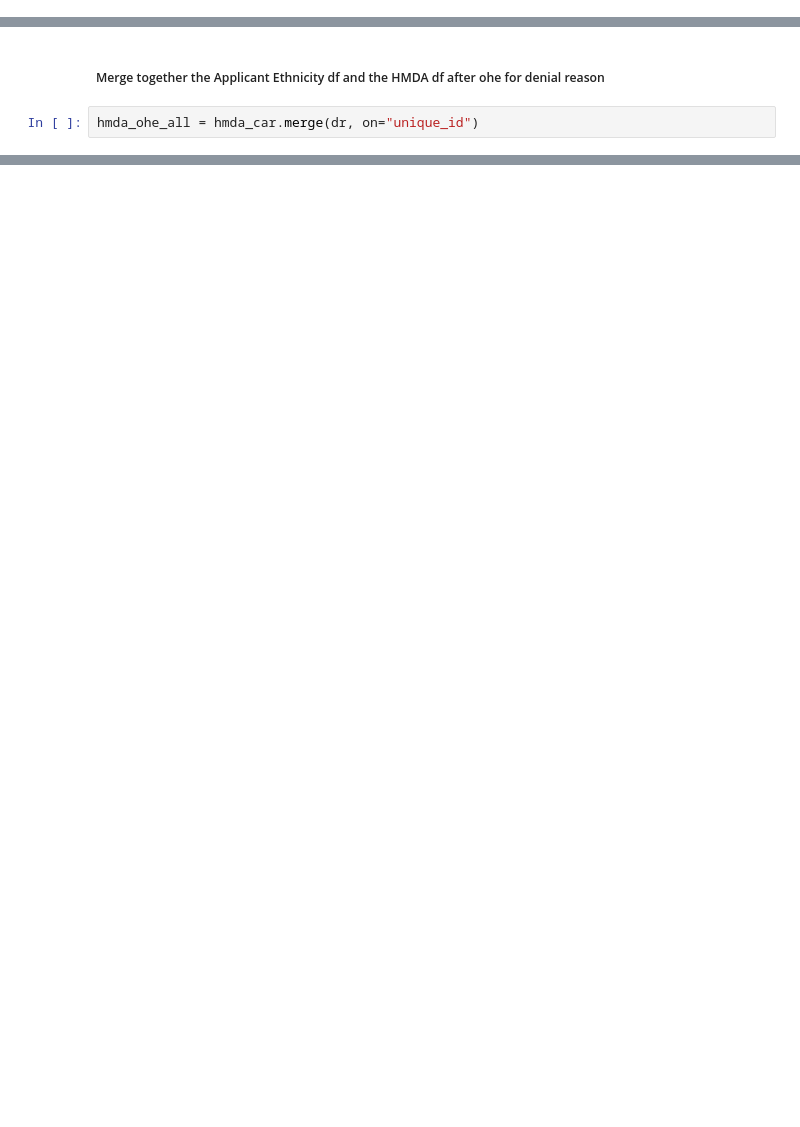
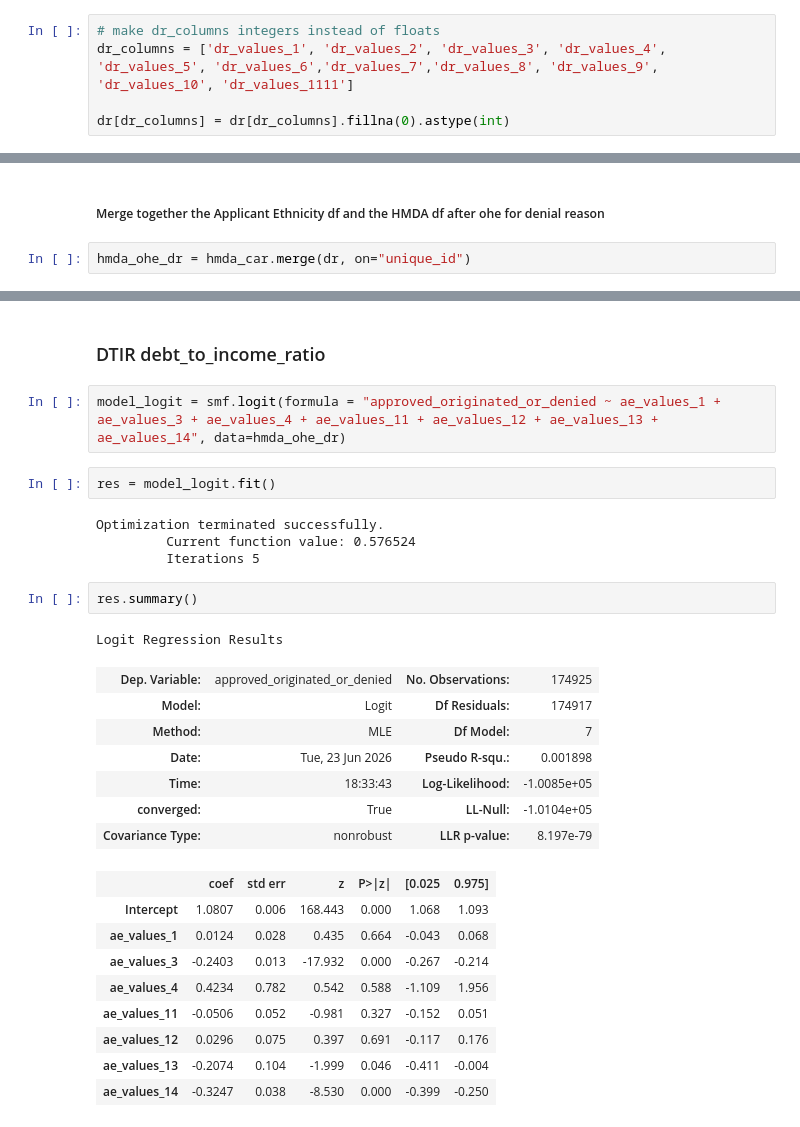
Before and after one commit to catdgomez/redlined_by_algorithm, a Jupyter notebook: notebooks/redlined_by_algorithm_exploratory.ipynb, the cells around one changed output, grey strips where cells are left out. Saved outputs shown, nothing was run; the diff lists cells and outputs as text; blank space fills up the shorter version.

Commit message:
add logistic regression for ethnicity and approved originated or denied

```diff
--- a/notebooks/redlined_by_algorithm_exploratory.ipynb
+++ b/notebooks/redlined_by_algorithm_exploratory.ipynb
@@ -697,3 +762,8 @@ array([0., 1.])
+# %%
+# make dr_columns integers instead of floats
+dr_columns = ['dr_values_1', 'dr_values_2', 'dr_values_3', 'dr_values_4', 'dr_values_5', 'dr_values_6','dr_values_7','dr_values_8', 'dr_values_9', 'dr_values_10', 'dr_values_1111']
+
+dr[dr_columns] = dr[dr_columns].fillna(0).astype(int)
 # %%
 dr.head(2)
 # %% [output]
@@ -710,5 +780,5 @@ hmda_car.head(2)
 # %% [markdown]
 ##### Merge together the Applicant Ethnicity df and the HMDA df after ohe for denial reason
 # %%
-hmda_ohe_all = hmda_car.merge(dr, on="unique_id")
+hmda_ohe_dr = hmda_car.merge(dr, on="unique_id")
 # %%
@@ -968,0 +814,30 @@ Name: count, dtype: int64
+# %% [markdown]
+### DTIR debt_to_income_ratio
+# %%
+model_logit = smf.logit(formula = "approved_originated_or_denied ~ ae_values_1 + ae_values_3 + ae_values_4 + ae_values_11 + ae_values_12 + ae_values_13 + ae_values_14", data=hmda_ohe_dr)
+# %%
+res = model_logit.fit()
+# %% [output]
+Optimization terminated successfully.
+         Current function value: 0.576524
+         Iterations 5
+# %%
+res.summary()
+# %% [output]
+Logit Regression Results
+| Dep. Variable: | approved_originated_or_denied | No. Observations: | 174925 |
+| Model: | Logit | Df Residuals: | 174917 |
+| Method: | MLE | Df Model: | 7 |
+| Date: | Tue, 23 Jun 2026 | Pseudo R-squ.: | 0.001898 |
+| Time: | 18:33:43 | Log-Likelihood: | -1.0085e+05 |
+| converged: | True | LL-Null: | -1.0104e+05 |
+| Covariance Type: | nonrobust | LLR p-value: | 8.197e-79 |
+|  | coef | std err | z | P>|z| | [0.025 | 0.975] |
+| Intercept | 1.0807 | 0.006 | 168.443 | 0.000 | 1.068 | 1.093 |
+| ae_values_1 | 0.0124 | 0.028 | 0.435 | 0.664 | -0.043 | 0.068 |
+| ae_values_3 | -0.2403 | 0.013 | -17.932 | 0.000 | -0.267 | -0.214 |
+| ae_values_4 | 0.4234 | 0.782 | 0.542 | 0.588 | -1.109 | 1.956 |
+| ae_values_11 | -0.0506 | 0.052 | -0.981 | 0.327 | -0.152 | 0.051 |
+| ae_values_12 | 0.0296 | 0.075 | 0.397 | 0.691 | -0.117 | 0.176 |
+| ae_values_13 | -0.2074 | 0.104 | -1.999 | 0.046 | -0.411 | -0.004 |
+| ae_values_14 | -0.3247 | 0.038 | -8.530 | 0.000 | -0.399 | -0.250 |
```
Also changed, not shown: parts of 105 cells of this notebook.
